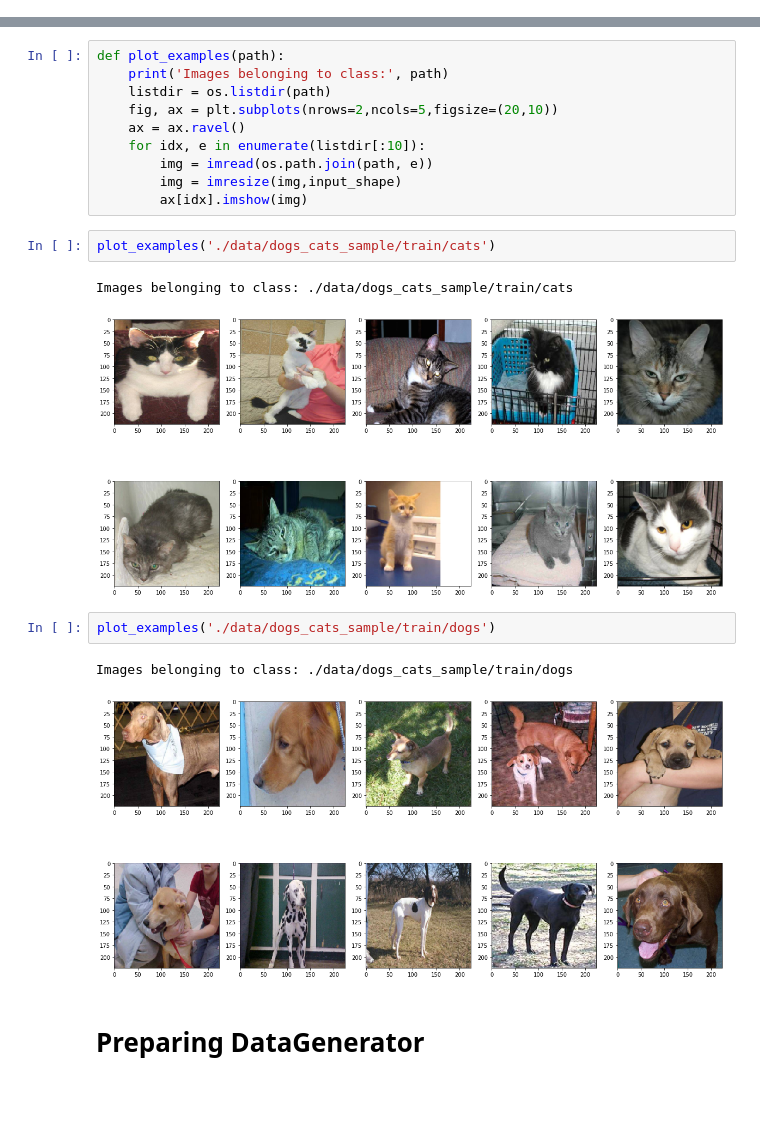
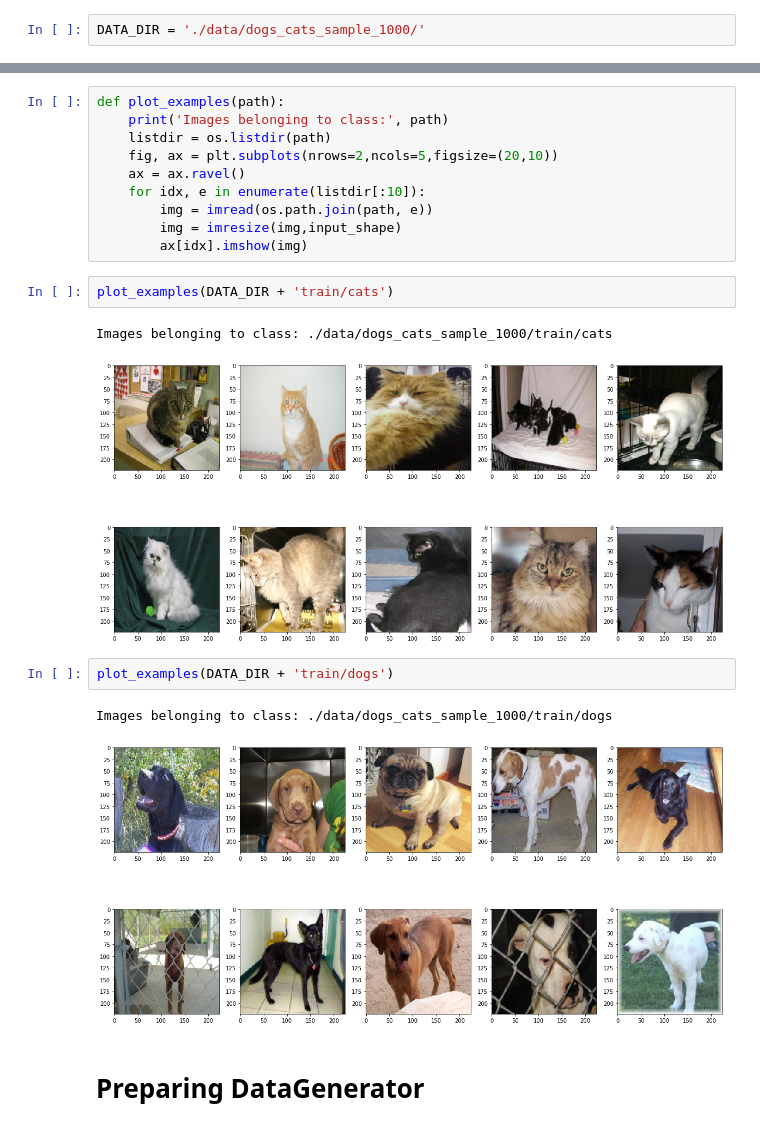
Before and after one commit to arnaudmiribel/deeplearning_fundamentals, a Jupyter notebook: notebooks/03_CATS_vs_DOGS.ipynb, the cells around one changed output, grey strips where cells are left out. Saved outputs shown, nothing was run; the diff lists cells and outputs as text; blank space fills up the shorter version.

Commit message:
Changed paths to sample data

```diff
--- a/notebooks/03_CATS_vs_DOGS.ipynb
+++ b/notebooks/03_CATS_vs_DOGS.ipynb
@@ -15,6 +15,8 @@ from keras.backend.tensorflow_backend import set_session
 config = tf.ConfigProto()
 config.gpu_options.per_process_gpu_memory_fraction = 0.9
 set_session(tf.Session(config=config))
+# %%
+DATA_DIR = './data/dogs_cats_sample_1000/'
 # %%
 # defining the dimensions of the images
 input_shape =  (224, 224)
@@ -37,15 +39,15 @@ def plot_examples(path):
         img = imresize(img,input_shape)
         ax[idx].imshow(img)
 # %%
-plot_examples('./data/dogs_cats_sample/train/cats')
+plot_examples(DATA_DIR + 'train/cats')
 # %% [output]
-Images belonging to class: ./data/dogs_cats_sample/train/cats
+Images belonging to class: ./data/dogs_cats_sample_1000/train/cats
-[figure, old version]
+[figure, new version]
 # %%
-plot_examples('./data/dogs_cats_sample/train/dogs')
+plot_examples(DATA_DIR + 'train/dogs')
 # %% [output]
-Images belonging to class: ./data/dogs_cats_sample/train/dogs
+Images belonging to class: ./data/dogs_cats_sample_1000/train/dogs
-[figure, old version]
+[figure, new version]
 # %% [markdown]
 # Preparing DataGenerator
 # %%
```
Also changed, not shown: parts of 6 cells of this notebook.
